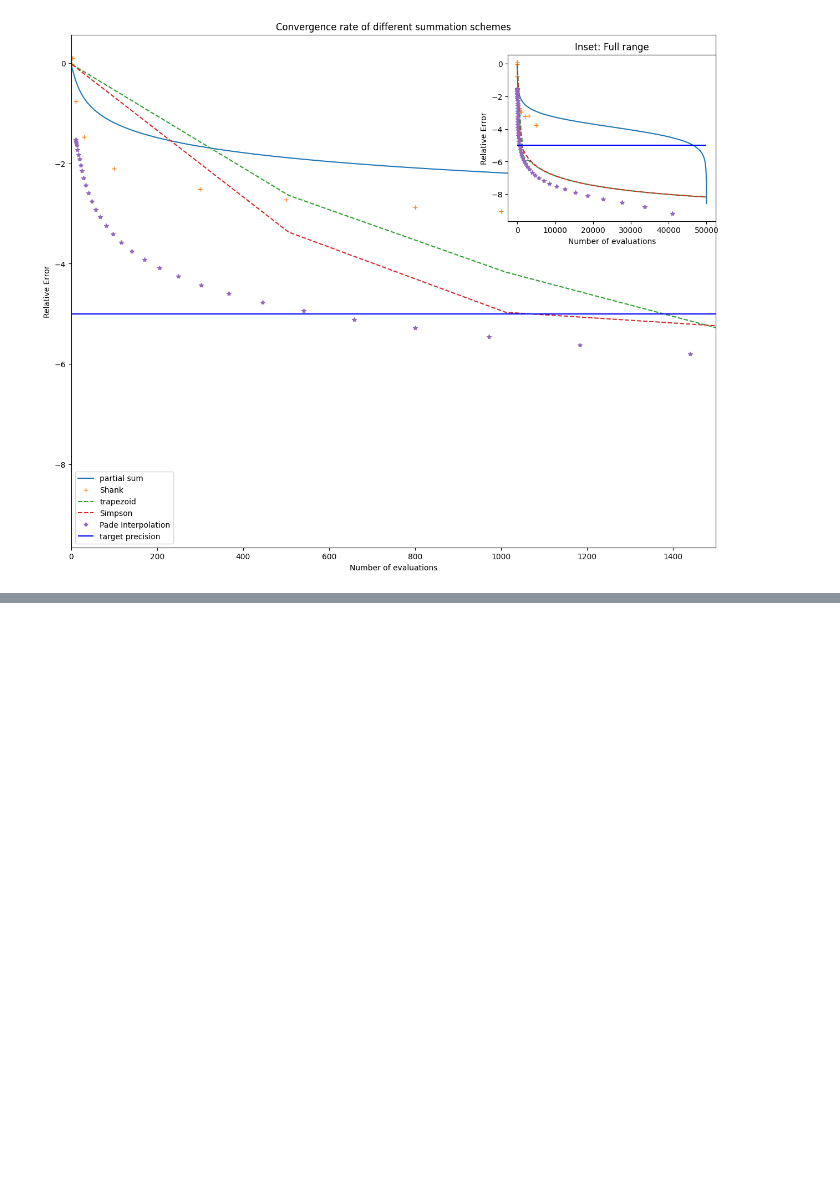
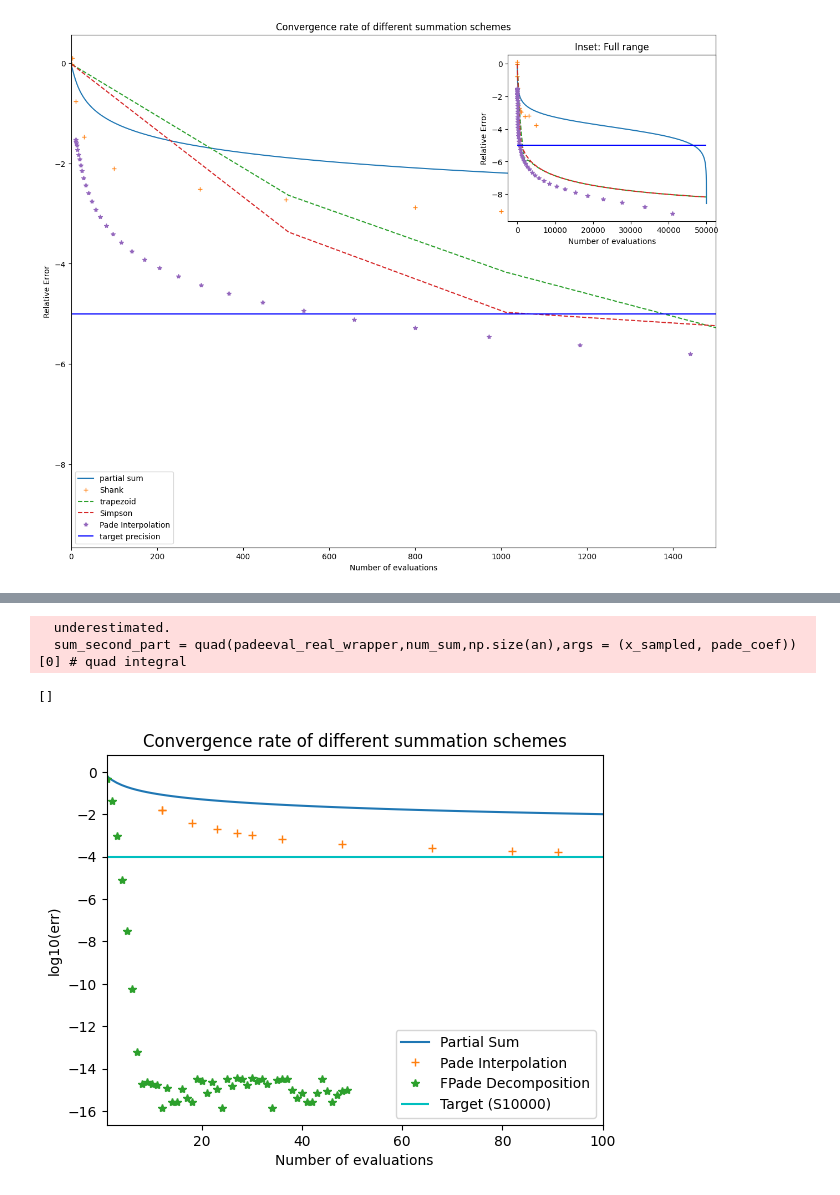
Before and after one commit to yulu-duck/two-band-superconductor, a Jupyter notebook: superconductivity_thermodynamics.ipynb, the cells around one changed output, grey strips where cells are left out. Saved outputs shown, nothing was run; the diff lists cells and outputs as text; code cells hidden in the pictures; blank space fills up the shorter version.

```diff
--- a/superconductivity_thermodynamics.ipynb
+++ b/superconductivity_thermodynamics.ipynb
@@ -601,0 +631,49 @@ plt.show()
+# %%
+# define the Lorentzian parameters
+s = 10
+T = 1
+
+N_cutoff_max = 10000
+n = np.arange(N_cutoff_max)
+
+# direct Partial sum
+partial_sum_res = partialSum_Lorentzian(T,n,s)
+partial_sum_err = np.abs(partial_sum_res - res_analytic(T,s) ) / res_analytic(T,s)
+
+# the Pade Interpolation method
+omega_arr = (2*n+1) * np.pi * T
+an = Lorentzian(omega_arr,s)
+
+num_sum_arr = np.logspace(0.5,np.log10(N_cutoff_max-1)-1,dtype = int)
+pade_err_arr = np.zeros(np.size(num_sum_arr))
+num_pade = 7 # Pade interpolation from 7 points, determined to be sufficient from the previous plot
+
+for i in range(np.size(num_sum_arr)):
+    res_pade = 2 * pade_quad_Sum(an,num_sum_arr[i],num_pade) # Pade interpolation
+    pade_err_arr[i] = np.abs(res_pade -res_analytic(T,s)) / res_analytic(T,s)
+
+# Pade decomposition
+pade_cutoff_arr = np.arange(1,50,1)
+pade_decomp_err_arr = np.zeros(pade_cutoff_arr.shape)
+for i in range(len(pade_cutoff_arr)):
+    pade_cutoff = pade_cutoff_arr[i]
+    res_decom = pade_decomposition_lorentzian(T,s,pade_cutoff)
+    pade_decomp_err_arr[i] = np.abs(res_decom - res_analytic(T,s)) / res_analytic(T,s)
+# %% [output]
+  underestimated.
+  sum_second_part = quad(padeeval_real_wrapper,num_sum,np.size(an),args = (x_sampled, pade_coef))[0] # quad integral
+# %%
+plt.plot(n,np.log10(partial_sum_err), label = 'Partial Sum')
+plt.plot(num_pade + num_sum_arr, np.log10(pade_err_arr), '+',label = 'Pade Interpolation')
+plt.plot(pade_cutoff_arr, np.log10(pade_decomp_err_arr),'*',label = 'FPade Decomposition')
+plt.hlines(-4,np.amin(n),np.amax(n),'c',label = 'Target (S10000)')
+# plt.hlines(res_analytic(T,s),np.amin(n),np.amax(n))
+plt.xlim(1,100)
+plt.title('Convergence rate of different summation schemes')
+plt.xlabel('Number of evaluations')
+plt.ylabel('log10(err)')
+plt.legend(loc = 'best')
+plt.plot()
+# %% [output]
+[]
+[figure, added]
```
Also changed, not shown: parts of 9 cells of this notebook, 4 other files.
